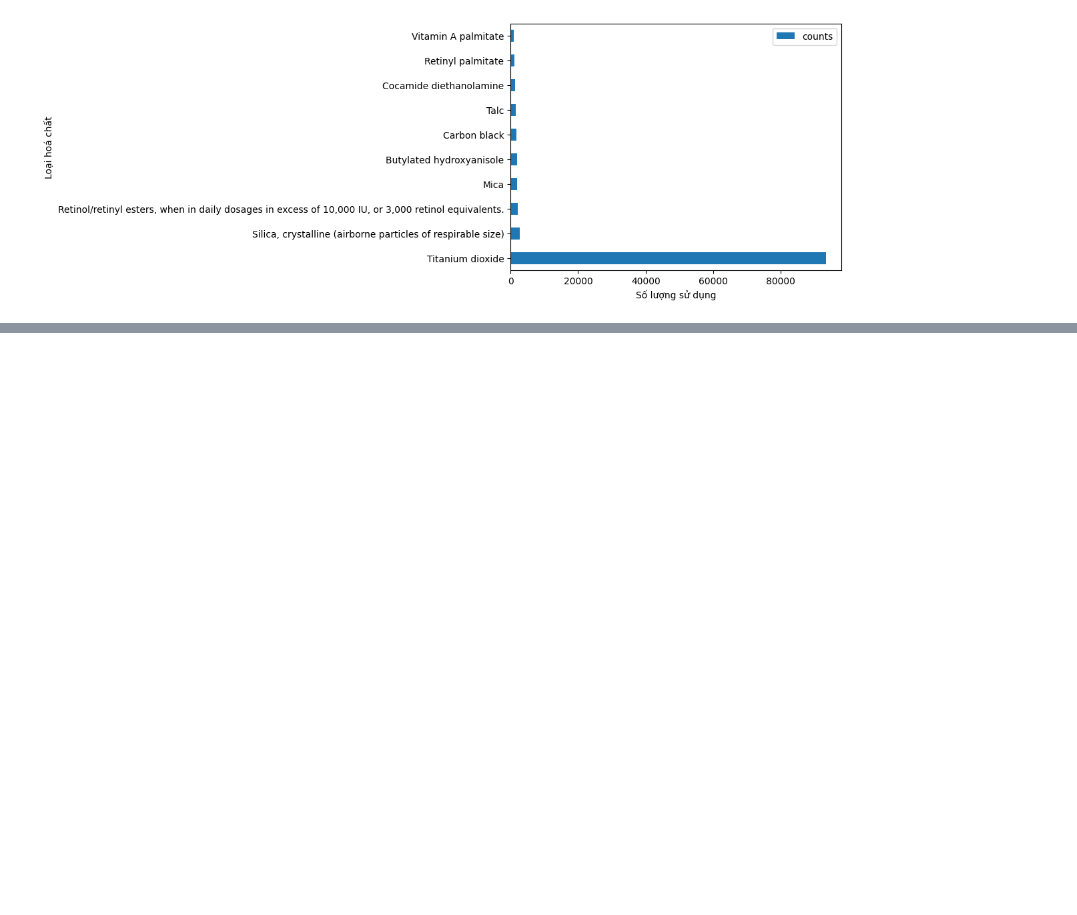
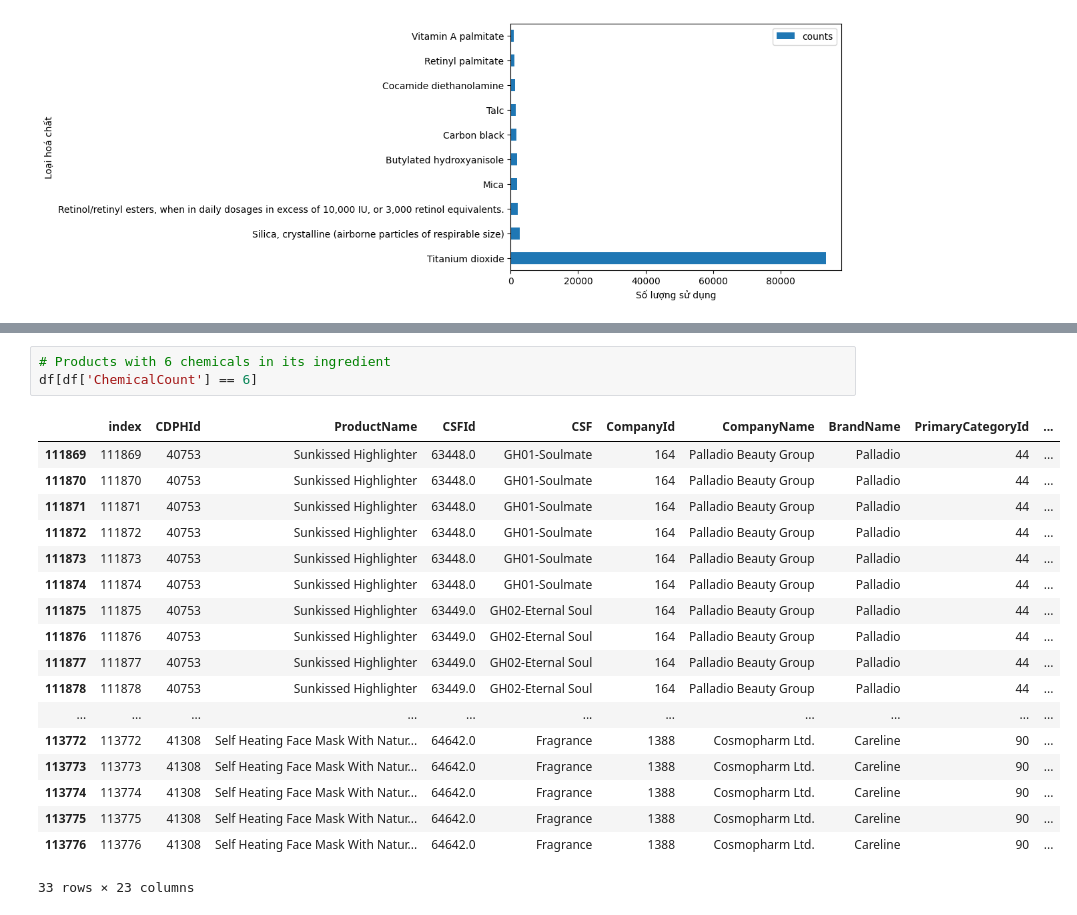
Before and after one commit to giaphupham/LT4KHDL-DATHCK, a Jupyter notebook: TongHop.ipynb, the cells around one changed output, grey strips where cells are left out. Drawn from its saved outputs; the diff is of its cells as text; blank space fills up the shorter version.

```diff
--- a/TongHop.ipynb
+++ b/TongHop.ipynb
@@ -238,0 +396,22 @@ top10_chems.plot.barh(ylabel='Loại hoá chất',xlabel='Số lượng sử d
+# %%
+# Products with 6 chemicals in its ingredient
+df[df['ChemicalCount'] == 6]
+# %% [output]
+|  | index | CDPHId | ProductName | CSFId | CSF | CompanyId | CompanyName | BrandName | PrimaryCategoryId | ... |
+| 111869 | 111869 | 40753 | Sunkissed Highlighter | 63448.0 | GH01-Soulmate | 164 | Palladio Beauty Group | Palladio | 44 | ... |
+| 111870 | 111870 | 40753 | Sunkissed Highlighter | 63448.0 | GH01-Soulmate | 164 | Palladio Beauty Group | Palladio | 44 | ... |
+| 111871 | 111871 | 40753 | Sunkissed Highlighter | 63448.0 | GH01-Soulmate | 164 | Palladio Beauty Group | Palladio | 44 | ... |
+| 111872 | 111872 | 40753 | Sunkissed Highlighter | 63448.0 | GH01-Soulmate | 164 | Palladio Beauty Group | Palladio | 44 | ... |
+| 111873 | 111873 | 40753 | Sunkissed Highlighter | 63448.0 | GH01-Soulmate | 164 | Palladio Beauty Group | Palladio | 44 | ... |
+| 111874 | 111874 | 40753 | Sunkissed Highlighter | 63448.0 | GH01-Soulmate | 164 | Palladio Beauty Group | Palladio | 44 | ... |
+| 111875 | 111875 | 40753 | Sunkissed Highlighter | 63449.0 | GH02-Eternal Soul | 164 | Palladio Beauty Group | Palladio | 44 | ... |
+| 111876 | 111876 | 40753 | Sunkissed Highlighter | 63449.0 | GH02-Eternal Soul | 164 | Palladio Beauty Group | Palladio | 44 | ... |
+| 111877 | 111877 | 40753 | Sunkissed Highlighter | 63449.0 | GH02-Eternal Soul | 164 | Palladio Beauty Group | Palladio | 44 | ... |
+| 111878 | 111878 | 40753 | Sunkissed Highlighter | 63449.0 | GH02-Eternal Soul | 164 | Palladio Beauty Group | Palladio | 44 | ... |
+| ... | ... | ... | ... | ... | ... | ... | ... | ... | ... | ... |
+| 113772 | 113772 | 41308 | Self Heating Face Mask With Natur... | 64642.0 | Fragrance | 1388 | Cosmopharm Ltd. | Careline | 90 | ... |
+| 113773 | 113773 | 41308 | Self Heating Face Mask With Natur... | 64642.0 | Fragrance | 1388 | Cosmopharm Ltd. | Careline | 90 | ... |
+| 113774 | 113774 | 41308 | Self Heating Face Mask With Natur... | 64642.0 | Fragrance | 1388 | Cosmopharm Ltd. | Careline | 90 | ... |
+| 113775 | 113775 | 41308 | Self Heating Face Mask With Natur... | 64642.0 | Fragrance | 1388 | Cosmopharm Ltd. | Careline | 90 | ... |
+| 113776 | 113776 | 41308 | Self Heating Face Mask With Natur... | 64642.0 | Fragrance | 1388 | Cosmopharm Ltd. | Careline | 90 | ... |
+33 rows × 23 columns
```
Also changed, not shown: parts of 39 cells of this notebook.
